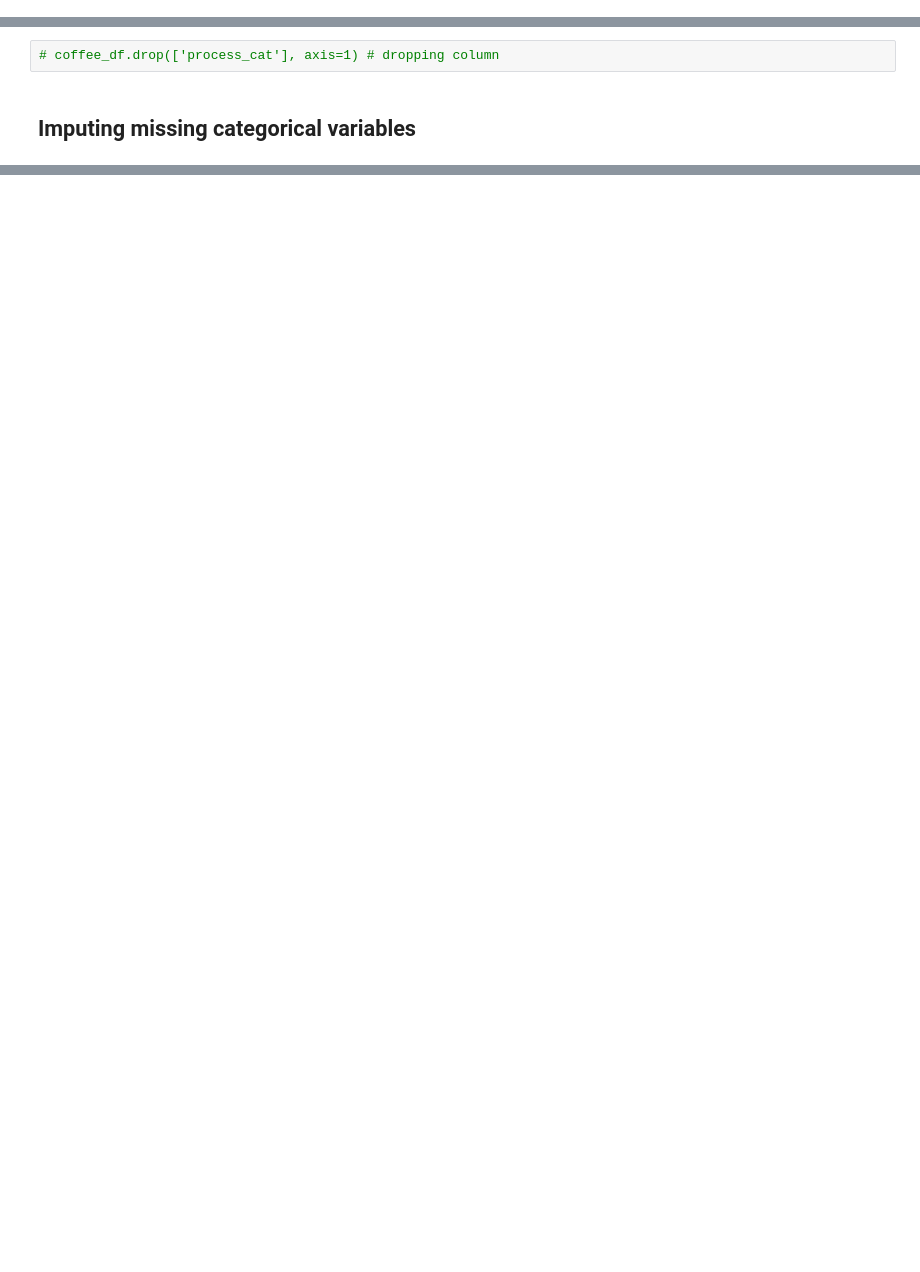
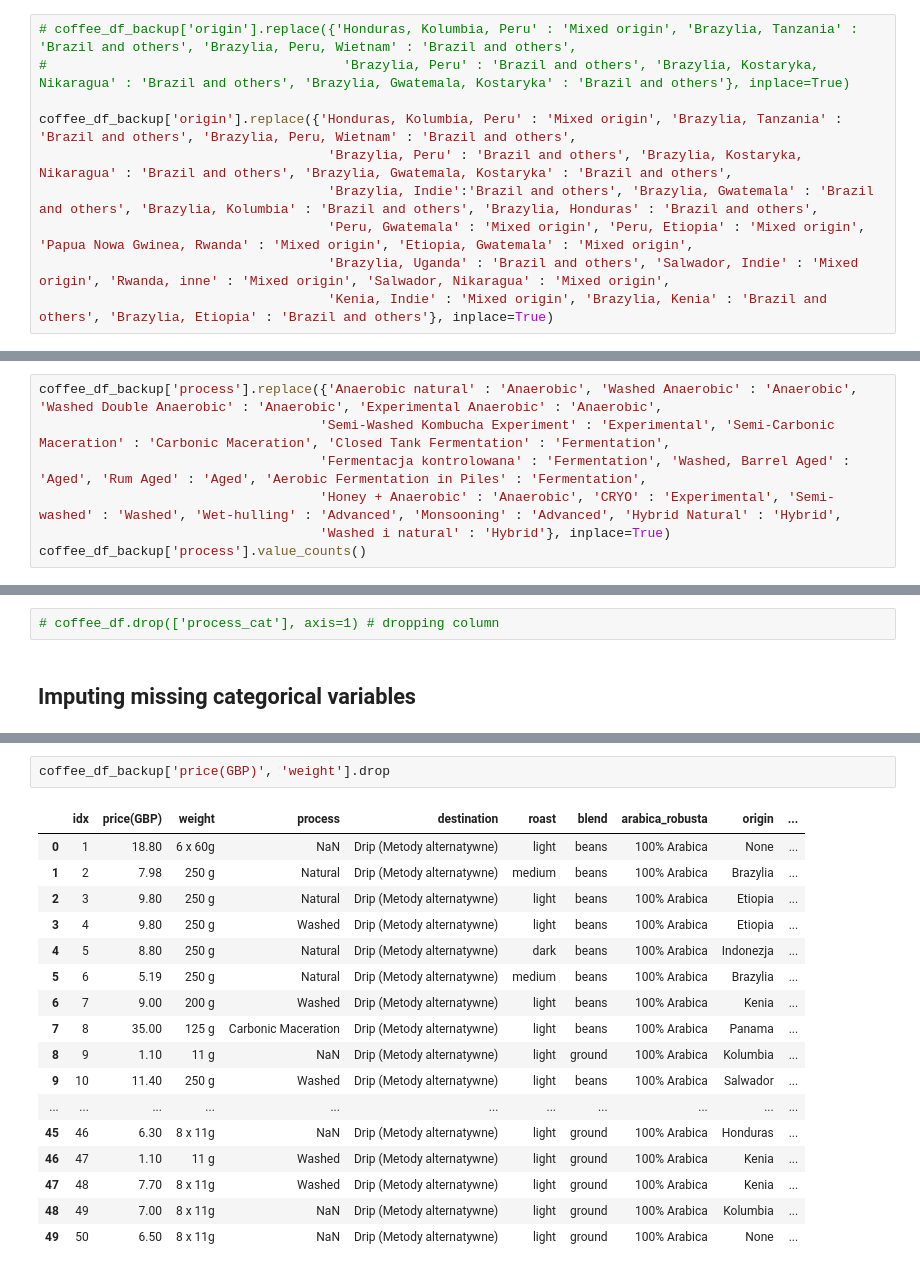
Before and after one commit to dominikacecylia/Coffee-regression-project, a Jupyter notebook: data-cleaning.ipynb, the cells around one changed output, grey strips where cells are left out. Cells and saved outputs as stored; diff of their text form; blank space fills up the shorter version.

```diff
--- a/data-cleaning.ipynb
+++ b/data-cleaning.ipynb
@@ -77,0 +157,10 @@ coffee_df.head()
+# %%
+# coffee_df_backup['origin'].replace({'Honduras, Kolumbia, Peru' : 'Mixed origin', 'Brazylia, Tanzania' : 'Brazil and others', 'Brazylia, Peru, Wietnam' : 'Brazil and others',
+#                                      'Brazylia, Peru' : 'Brazil and others', 'Brazylia, Kostaryka, Nikaragua' : 'Brazil and others', 'Brazylia, Gwatemala, Kostaryka' : 'Brazil and others'}, inplace=True)
+
+coffee_df_backup['origin'].replace({'Honduras, Kolumbia, Peru' : 'Mixed origin', 'Brazylia, Tanzania' : 'Brazil and others', 'Brazylia, Peru, Wietnam' : 'Brazil and others',
+                                     'Brazylia, Peru' : 'Brazil and others', 'Brazylia, Kostaryka, Nikaragua' : 'Brazil and others', 'Brazylia, Gwatemala, Kostaryka' : 'Brazil and others',
+                                     'Brazylia, Indie':'Brazil and others', 'Brazylia, Gwatemala' : 'Brazil and others', 'Brazylia, Kolumbia' : 'Brazil and others', 'Brazylia, Honduras' : 'Brazil and others',
+                                     'Peru, Gwatemala' : 'Mixed origin', 'Peru, Etiopia' : 'Mixed origin', 'Papua Nowa Gwinea, Rwanda' : 'Mixed origin', 'Etiopia, Gwatemala' : 'Mixed origin',
+                                     'Brazylia, Uganda' : 'Brazil and others', 'Salwador, Indie' : 'Mixed origin', 'Rwanda, inne' : 'Mixed origin', 'Salwador, Nikaragua' : 'Mixed origin',
+                                     'Kenia, Indie' : 'Mixed origin', 'Brazylia, Kenia' : 'Brazil and others', 'Brazylia, Etiopia' : 'Brazil and others'}, inplace=True)
@@ -77,0 +207,7 @@ coffee_df.head()
+# %%
+coffee_df_backup['process'].replace({'Anaerobic natural' : 'Anaerobic', 'Washed Anaerobic' : 'Anaerobic', 'Washed Double Anaerobic' : 'Anaerobic', 'Experimental Anaerobic' : 'Anaerobic',
+                                    'Semi-Washed Kombucha Experiment' : 'Experimental', 'Semi-Carbonic Maceration' : 'Carbonic Maceration', 'Closed Tank Fermentation' : 'Fermentation',
+                                    'Fermentacja kontrolowana' : 'Fermentation', 'Washed, Barrel Aged' : 'Aged', 'Rum Aged' : 'Aged', 'Aerobic Fermentation in Piles' : 'Fermentation',
+                                    'Honey + Anaerobic' : 'Anaerobic', 'CRYO' : 'Experimental', 'Semi-washed' : 'Washed', 'Wet-hulling' : 'Advanced', 'Monsooning' : 'Advanced', 'Hybrid Natural' : 'Hybrid',
+                                    'Washed i natural' : 'Hybrid'}, inplace=True)
+coffee_df_backup['process'].value_counts()
@@ -86,0 +331,20 @@ coffee_df['process_cat'] = coffee_df['process_cat'].cat.codes
+# %%
+coffee_df_backup['price(GBP)', 'weight'].drop
+# %% [output]
+|  | idx | price(GBP) | weight | process | destination | roast | blend | arabica_robusta | origin | ... |
+| 0 | 1 | 18.80 | 6 x 60g | NaN | Drip (Metody alternatywne) | light | beans | 100% Arabica | None | ... |
+| 1 | 2 | 7.98 | 250 g | Natural | Drip (Metody alternatywne) | medium | beans | 100% Arabica | Brazylia | ... |
+| 2 | 3 | 9.80 | 250 g | Natural | Drip (Metody alternatywne) | light | beans | 100% Arabica | Etiopia | ... |
+| 3 | 4 | 9.80 | 250 g | Washed | Drip (Metody alternatywne) | light | beans | 100% Arabica | Etiopia | ... |
+| 4 | 5 | 8.80 | 250 g | Natural | Drip (Metody alternatywne) | dark | beans | 100% Arabica | Indonezja | ... |
+| 5 | 6 | 5.19 | 250 g | Natural | Drip (Metody alternatywne) | medium | beans | 100% Arabica | Brazylia | ... |
+| 6 | 7 | 9.00 | 200 g | Washed | Drip (Metody alternatywne) | light | beans | 100% Arabica | Kenia | ... |
+| 7 | 8 | 35.00 | 125 g | Carbonic Maceration | Drip (Metody alternatywne) | light | beans | 100% Arabica | Panama | ... |
+| 8 | 9 | 1.10 | 11 g | NaN | Drip (Metody alternatywne) | light | ground | 100% Arabica | Kolumbia | ... |
+| 9 | 10 | 11.40 | 250 g | Washed | Drip (Metody alternatywne) | light | beans | 100% Arabica | Salwador | ... |
+| ... | ... | ... | ... | ... | ... | ... | ... | ... | ... | ... |
+| 45 | 46 | 6.30 | 8 x 11g | NaN | Drip (Metody alternatywne) | light | ground | 100% Arabica | Honduras | ... |
+| 46 | 47 | 1.10 | 11 g | Washed | Drip (Metody alternatywne) | light | ground | 100% Arabica | Kenia | ... |
+| 47 | 48 | 7.70 | 8 x 11g | Washed | Drip (Metody alternatywne) | light | ground | 100% Arabica | Kenia | ... |
+| 48 | 49 | 7.00 | 8 x 11g | NaN | Drip (Metody alternatywne) | light | ground | 100% Arabica | Kolumbia | ... |
+| 49 | 50 | 6.50 | 8 x 11g | NaN | Drip (Metody alternatywne) | light | ground | 100% Arabica | None | ... |
```
Also changed, not shown: parts of 20 cells of this notebook.
